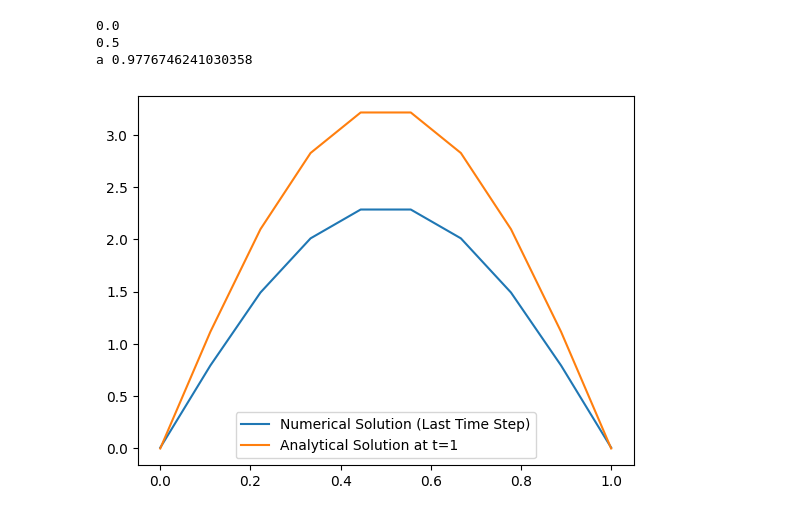
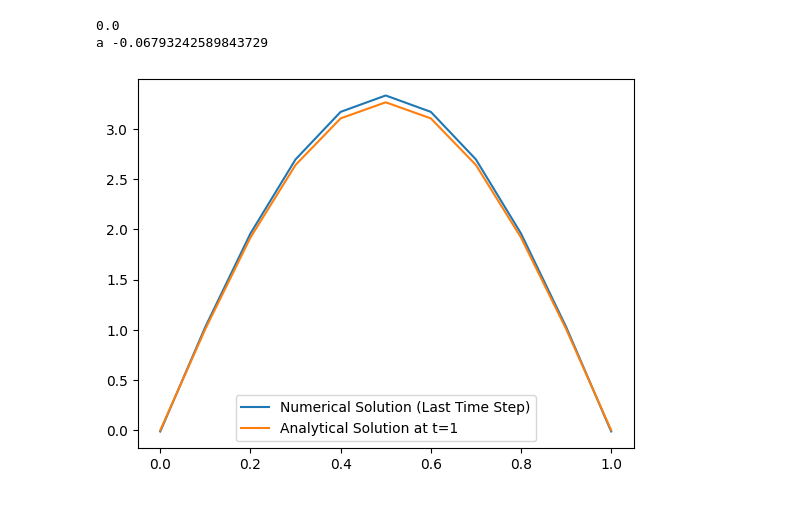
Before and after one commit to rx9933/COE-352, a Jupyter notebook: Project_2/11_10/11_10.ipynb, the cells around one changed output. Saved outputs shown, nothing was run; the diff lists cells and outputs as text; code cells hidden in the pictures.

```diff
--- a/Project_2/11_10/11_10.ipynb
+++ b/Project_2/11_10/11_10.ipynb
@@ -54,7 +54,7 @@ def main():
     xi = np.linspace(0, 1, N)
     h = xi[1] - xi[0]
 
-    dt = 1 / 600
+    dt = 1 / 800
     tf = 1
     t0 = 0
     nt = int((tf - t0) / dt)
@@ -180,11 +180,11 @@ def u_boundary(x):
     return np.sin(np.pi * x)
 
 def main():
-    N = 10
+    N = 11
     xi = np.linspace(0, 1, N)
     h = xi[1] - xi[0]
 
-    dt = 1/2
+    dt = 1
     tf = 1
     t0 = 0
     nt = int((tf - t0) / dt)
@@ -219,33 +219,32 @@ def main():
         F = np.zeros(N)
         for k in range(N - 1):
             flocal = np.zeros(2)
             for l in range(2):
                 for p in range(len(quad_points)):
                     flocal[l] += f(h/2 * (quad_points[p] + 1)+xi[k], ctime) * quad_weights[p] *h
             for l in range(2):
                 globalnode = k + l
                 F[globalnode] += flocal[l]
 
         K_bc, F_bc = apply_dirichlet_bc(K.copy(), F.copy(), u_db, dirichlet_nodes)
 
         if method == 'FE':
             M_inv = np.linalg.inv(M)
             u[:, n + 1] = u[:, n] - dt * M_inv @ K_bc @ u[:, n] + dt * M_inv @ F_bc
 
         elif method == 'BE':
             A = M + dt * K_bc
             b = M @ u[:, n] + dt * F_bc
             u[:, n + 1] = np.linalg.solve(A, b)
     print("a",np.max(f(.5,1)) - np.max(u[int(len(xi)/2),-1]))
     plt.plot(xi, u[:, -1], label="Numerical Solution (Last Time Step)")
     plt.plot(xi, f(xi, tf), label="Analytical Solution at t=1")
     plt.legend()
     plt.show()
 
 if __name__ == "__main__":
     main()
 # %% [output]
 0.0
-0.5
-a 0.9776746241030358
+a -0.06793242589843729
-[figure, old version]
+[figure, new version]
```
Also changed, not shown: parts of 1 cell of this notebook.
